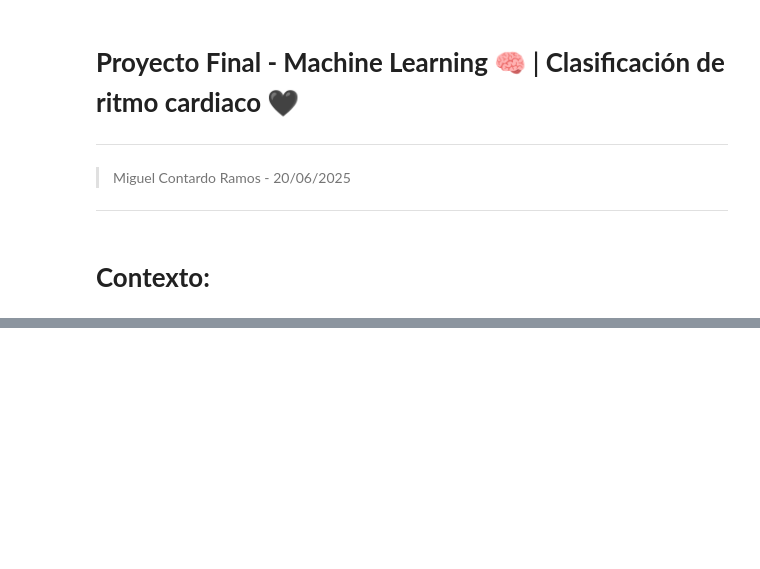
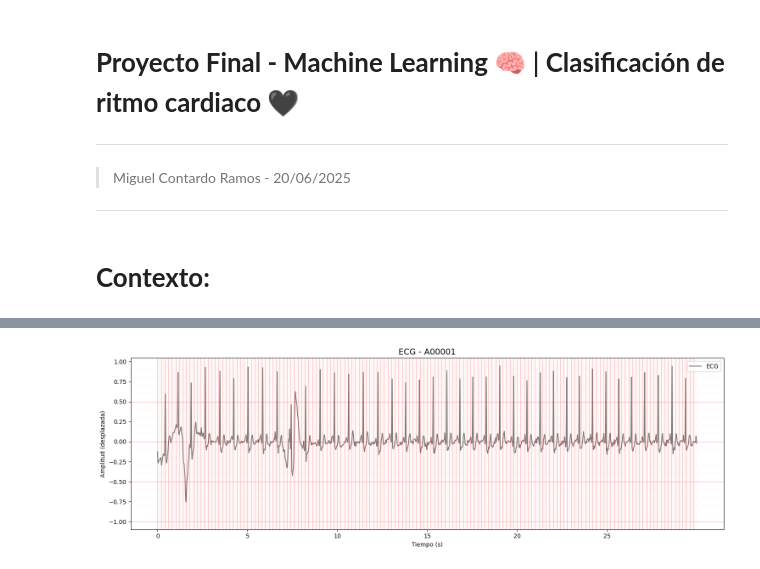
Before and after one commit to maxmigue/machineLearning, a Jupyter notebook: ProyectoFinalML.ipynb, the cells around one changed output, grey strips where cells are left out. Drawn from its saved outputs; the diff is of its cells as text; code cells hidden in the pictures; blank space fills up the shorter version.

```diff
--- a/ProyectoFinalML.ipynb
+++ b/ProyectoFinalML.ipynb
@@ -20,0 +38,86 @@ distinguir	entre	ritmos	norma
+# %%
+import wfdb
+import neurokit2 as nk
+import numpy as np
+from scipy.stats import skew, kurtosis
+import matplotlib.pyplot as plt
+
+# Cargar el ECG
+record_name = 'A00001'
+record = wfdb.rdrecord(record_name)
+ecg_signal = record.p_signal[:, 0]  # Usa la primera derivación
+fs = record.fs  # Frecuencia de muestreo
+
+# Procesar señal con NeuroKit2
+ecg_cleaned = nk.ecg_clean(ecg_signal, sampling_rate=fs)
+signals, info = nk.ecg_process(ecg_cleaned, sampling_rate=fs)
+
+# Obtener ubicaciones de los picos R
+r_peaks = info['ECG_R_Peaks']
+
+# Calcular intervalos RR en segundos
+rr_intervals = np.diff(r_peaks) / fs
+
+# Estadísticas
+mean_rr = np.mean(rr_intervals)
+std_rr = np.std(rr_intervals)
+skew_rr = skew(rr_intervals)
+kurt_rr = kurtosis(rr_intervals)
+
+# Mostrar resultados
+print(f"Mean RR: {mean_rr:.4f} s")
+print(f"STD RR: {std_rr:.4f} s")
+print(f"Skew RR: {skew_rr:.4f}")
+print(f"Kurtosis RR: {kurt_rr:.4f}")
+
+# Muestra información básica
+print(f"Señales: {record.sig_name}")
+print(f"Frecuencia de muestreo: {record.fs} Hz")
+print(f"Número de muestras: {record.sig_len}")
+print(f"Forma de los datos: {record.p_signal.shape}")
+
+n_samples = record.p_signal.shape[0]
+time = np.arange(n_samples) / fs
+
+plt.figure(figsize=(15, 5))
+
+# Graficar cada señal desplazada verticalmente
+for i in range(record.n_sig):
+    signal = record.p_signal[:, i]
+    plt.plot(time, signal + i * 2, label=record.sig_name[i], color='gray')  # desplazar para que no se encimen
+
+# Título y etiquetas
+plt.title(f"ECG - {record_name}", fontsize=14)
+plt.xlabel("Tiempo (s)")
+plt.ylabel("Amplitud (desplazada)")
+
+# Leyenda
+plt.legend(loc='upper right')
+
+# Papel milimetrado: líneas gruesas cada 0.2s y 0.5 mV, líneas finas cada 0.04s y 0.1 mV
+
+# Líneas verticales gruesas (cada 0.2 s)
+for x in np.arange(0, time[-1], 0.2):
+    plt.axvline(x=x, color='red', linewidth=0.8, alpha=0.3)
+
+# Líneas verticales finas (cada 0.04 s)
+for x in np.arange(0, time[-1], 0.04):
+    plt.axvline(x=x, color='red', linewidth=0.3, alpha=0.1)
+
+# Líneas horizontales gruesas (cada 0.5 unidades, depende de la amplitud)
+ymin = np.min(record.p_signal)
+ymax = np.max(record.p_signal) + (record.n_sig - 1) * 2
+for y in np.arange(np.floor(ymin), np.ceil(ymax), 0.5):
+    plt.axhline(y=y, color='red', linewidth=0.8, alpha=0.3)
+
+# Líneas horizontales finas (cada 0.1 unidades)
+for y in np.arange(np.floor(ymin), np.ceil(ymax), 0.1):
+    plt.axhline(y=y, color='red', linewidth=0.3, alpha=0.1)
+
+# Configurar ticks del eje X para que no se vean cada segundo
+plt.xticks(np.arange(0, time[-1], 5))
+
+plt.grid(False)
+plt.tight_layout()
+plt.show()
+# %% [output]
@@ -20,0 +132 @@ distinguir	entre	ritmos	norma
+[figure, added]
```
Also changed, not shown: parts of 7 cells of this notebook.
